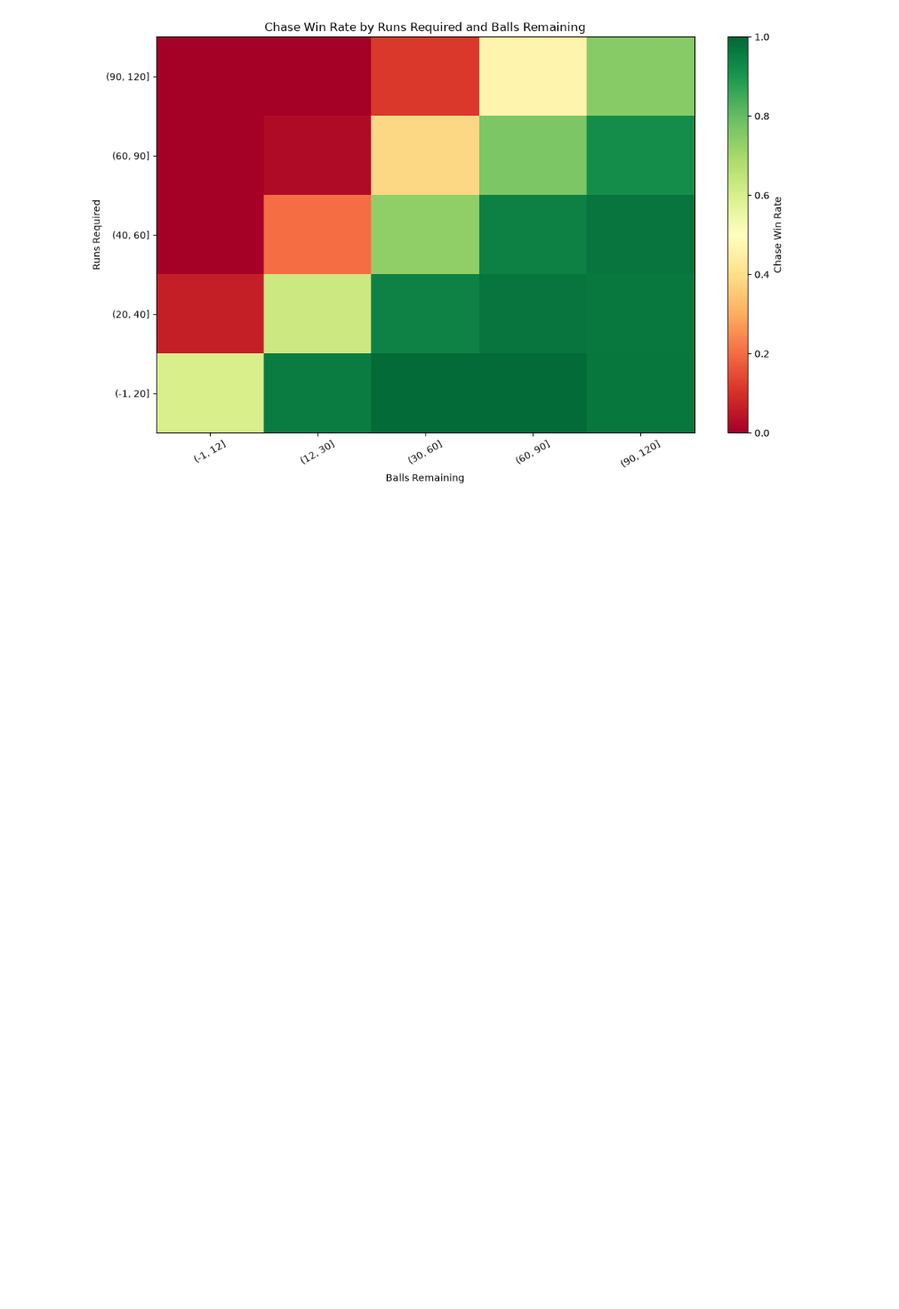
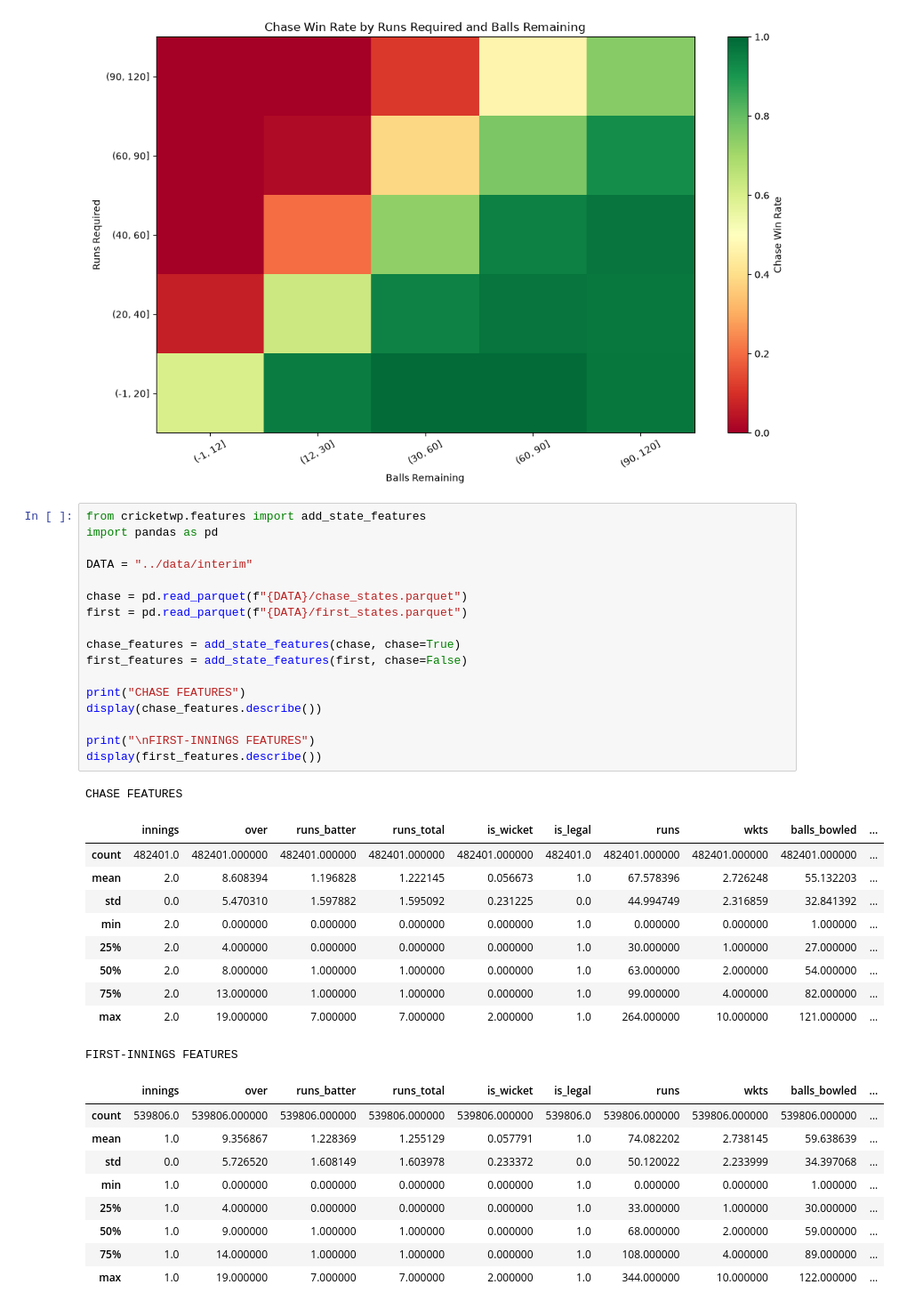
Before and after one commit to karnesh-sg/cric-win-pred, a Jupyter notebook: notebooks/01_eda.ipynb, the cells around one changed output. Shown at 89% size. Cells and saved outputs as stored; diff of their text form; blank space fills up the shorter version.

```diff
--- a/notebooks/01_eda.ipynb
+++ b/notebooks/01_eda.ipynb
@@ -291,3 +291,41 @@ plt.savefig(figs / "chase_win_heatmap.png", dpi=150, bbox_inches="tight")
 plt.show()
 # %% [output]
 [figure]
+# %%
+from cricketwp.features import add_state_features
+import pandas as pd
+
+DATA = "../data/interim"
+
+chase = pd.read_parquet(f"{DATA}/chase_states.parquet")
+first = pd.read_parquet(f"{DATA}/first_states.parquet")
+
+chase_features = add_state_features(chase, chase=True)
+first_features = add_state_features(first, chase=False)
+
+print("CHASE FEATURES")
+display(chase_features.describe())
+
+print("\nFIRST-INNINGS FEATURES")
+display(first_features.describe())
+# %% [output]
+CHASE FEATURES
+|  | innings | over | runs_batter | runs_total | is_wicket | is_legal | runs | wkts | balls_bowled | ... |
+| count | 482401.0 | 482401.000000 | 482401.000000 | 482401.000000 | 482401.000000 | 482401.0 | 482401.000000 | 482401.000000 | 482401.000000 | ... |
+| mean | 2.0 | 8.608394 | 1.196828 | 1.222145 | 0.056673 | 1.0 | 67.578396 | 2.726248 | 55.132203 | ... |
+| std | 0.0 | 5.470310 | 1.597882 | 1.595092 | 0.231225 | 0.0 | 44.994749 | 2.316859 | 32.841392 | ... |
+| min | 2.0 | 0.000000 | 0.000000 | 0.000000 | 0.000000 | 1.0 | 0.000000 | 0.000000 | 1.000000 | ... |
+| 25% | 2.0 | 4.000000 | 0.000000 | 0.000000 | 0.000000 | 1.0 | 30.000000 | 1.000000 | 27.000000 | ... |
+| 50% | 2.0 | 8.000000 | 1.000000 | 1.000000 | 0.000000 | 1.0 | 63.000000 | 2.000000 | 54.000000 | ... |
+| 75% | 2.0 | 13.000000 | 1.000000 | 1.000000 | 0.000000 | 1.0 | 99.000000 | 4.000000 | 82.000000 | ... |
+| max | 2.0 | 19.000000 | 7.000000 | 7.000000 | 2.000000 | 1.0 | 264.000000 | 10.000000 | 121.000000 | ... |
+FIRST-INNINGS FEATURES
+|  | innings | over | runs_batter | runs_total | is_wicket | is_legal | runs | wkts | balls_bowled | ... |
+| count | 539806.0 | 539806.000000 | 539806.000000 | 539806.000000 | 539806.000000 | 539806.0 | 539806.000000 | 539806.000000 | 539806.000000 | ... |
+| mean | 1.0 | 9.356867 | 1.228369 | 1.255129 | 0.057791 | 1.0 | 74.082202 | 2.738145 | 59.638639 | ... |
+| std | 0.0 | 5.726520 | 1.608149 | 1.603978 | 0.233372 | 0.0 | 50.120022 | 2.233999 | 34.397068 | ... |
+| min | 1.0 | 0.000000 | 0.000000 | 0.000000 | 0.000000 | 1.0 | 0.000000 | 0.000000 | 1.000000 | ... |
+| 25% | 1.0 | 4.000000 | 0.000000 | 0.000000 | 0.000000 | 1.0 | 33.000000 | 1.000000 | 30.000000 | ... |
+| 50% | 1.0 | 9.000000 | 1.000000 | 1.000000 | 0.000000 | 1.0 | 68.000000 | 2.000000 | 59.000000 | ... |
+| 75% | 1.0 | 14.000000 | 1.000000 | 1.000000 | 0.000000 | 1.0 | 108.000000 | 4.000000 | 89.000000 | ... |
+| max | 1.0 | 19.000000 | 7.000000 | 7.000000 | 2.000000 | 1.0 | 344.000000 | 10.000000 | 122.000000 | ... |
```
Also changed, not shown: parts of 8 cells of this notebook, 1 other file.
